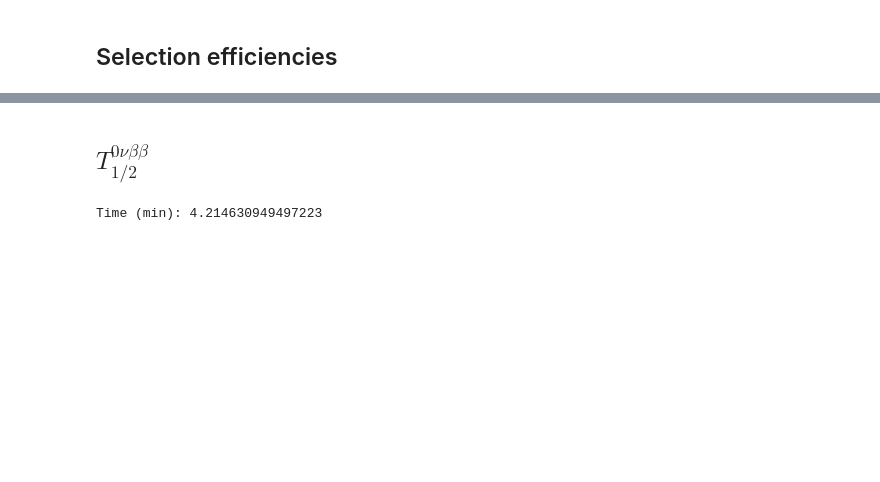
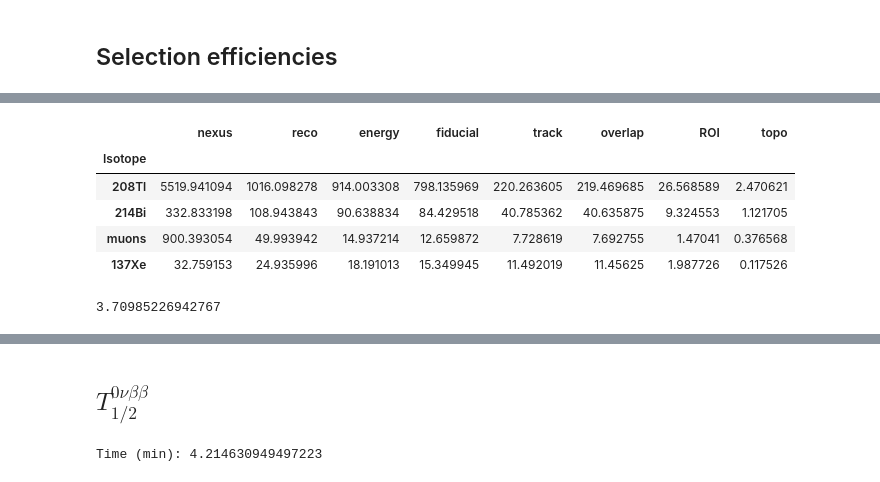
Before and after one commit to gondiaz/NEXT100-0nubb-analysis, a Jupyter notebook: analysis/counting_experiment.ipynb, the cells around one changed output, grey strips where cells are left out. Drawn from its saved outputs; the diff is of its cells as text; code cells hidden in the pictures; blank space fills up the shorter version.

```diff
--- a/analysis/counting_experiment.ipynb
+++ b/analysis/counting_experiment.ipynb
@@ -791,0 +862,13 @@ fig.tight_layout()
+# %%
+selections_df.loc[["208Tl", "214Bi", "muons", "137Xe"]]
+# %% [output]
+|  | nexus | reco | energy | fiducial | track | overlap | ROI | topo |
+| Isotope |  |  |  |  |  |  |  |  |
+| 208Tl | 5519.941094 | 1016.098278 | 914.003308 | 798.135969 | 220.263605 | 219.469685 | 26.568589 | 2.470621 |
+| 214Bi | 332.833198 | 108.943843 | 90.638834 | 84.429518 | 40.785362 | 40.635875 | 9.324553 | 1.121705 |
+| muons | 900.393054 | 49.993942 | 14.937214 | 12.659872 | 7.728619 | 7.692755 | 1.47041 | 0.376568 |
+| 137Xe | 32.759153 | 24.935996 | 18.191013 | 15.349945 | 11.492019 | 11.45625 | 1.987726 | 0.117526 |
+# %%
+selections_df.loc[["208Tl", "214Bi", "137Xe"]].topo.sum()
+# %% [output]
+3.70985226942767
```
Also changed, not shown: parts of 36 cells of this notebook, 15 other files.
